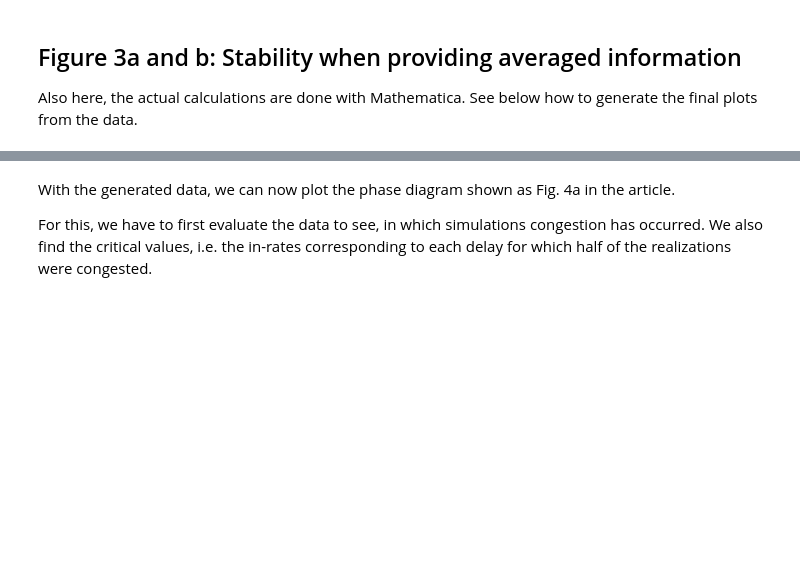
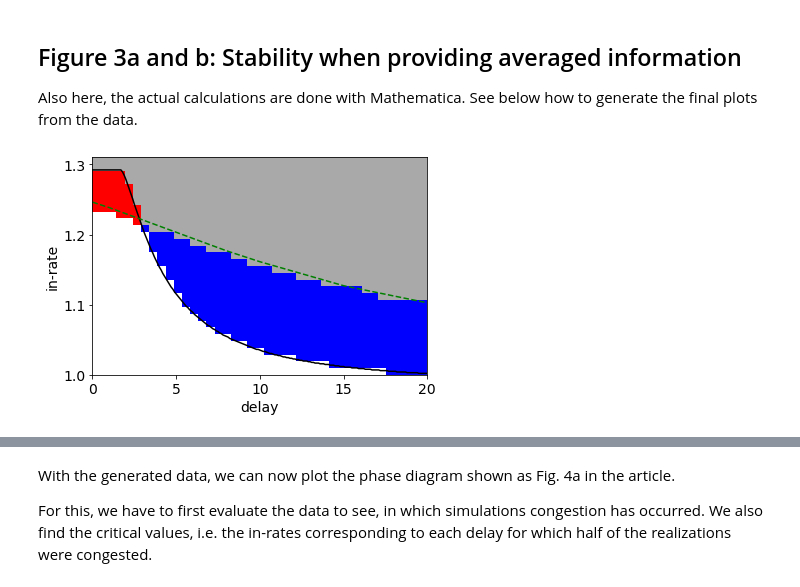
Before and after one commit to PhysicsOfMobility/delay_induced_congestion, a Jupyter notebook: GenerateResults.ipynb, the cells around one changed output, grey strips where cells are left out. Drawn from its saved outputs; the diff is of its cells as text; code cells hidden in the pictures; blank space fills up the shorter version.

```diff
--- a/GenerateResults.ipynb
+++ b/GenerateResults.ipynb
@@ -56,14 +62,16 @@ plots.delaycontourplot(file, tau_file, nu_file)
 
  Also here, the actual calculations are done with Mathematica. See below how to generate the final plots from the data.
 # %%
-tau_file = "stabBoundary_tauVals_N0_1.csv"
-nu_file = "stabBoundary_nuVals_N0_1.csv"
+tau_file = "data/stabBoundary_tauVals_N0_1.csv"
+nu_file = "data/stabBoundary_nuVals_N0_1.csv"
 
-avfile = "AvMaxDiffs_T50_N0_1_nuMin_1_nuMax_1_31_dNu_0_01_tauMin_0_tauMax_20_dtau_0_5_Ninit_fp_pm_0_1_tMax_500.csv"
-file = "MaxDiffs_N0_10_nuMin_1_0_nuMax_1_31_dNu_0_01_tauMin_0_tauMax_20_dtau_0_5_Ninit_fp_pm_0_1_tMax_500.csv"
+avfile = "data/AvMaxDiffs_T50_N0_1_nuMin_1_nuMax_1_31_dNu_0_01_tauMin_0_tauMax_20_dtau_0_5_Ninit_fp_pm_0_1_tMax_500.csv"
+file = "data/MaxDiffs_N0_10_nuMin_1_0_nuMax_1_31_dNu_0_01_tauMin_0_tauMax_20_dtau_0_5_Ninit_fp_pm_0_1_tMax_500.csv"
 
-av_taufile = "stabBoundary_av_tauVals_N0_1.csv"
-av_nufile = "stabBoundary_av_nuVals_N0_1.csv"
+av_taufile = "data/stabBoundary_av_tauVals_N0_1.csv"
+av_nufile = "data/stabBoundary_av_nuVals_N0_1.csv"
 
 plots.combinedcontourplot(file, avfile, tau_file, nu_file, av_taufile, av_nufile)
+# %% [output]
+[figure, added]
 # %%
```
Also changed, not shown: parts of 30 cells of this notebook, 4 other files.
